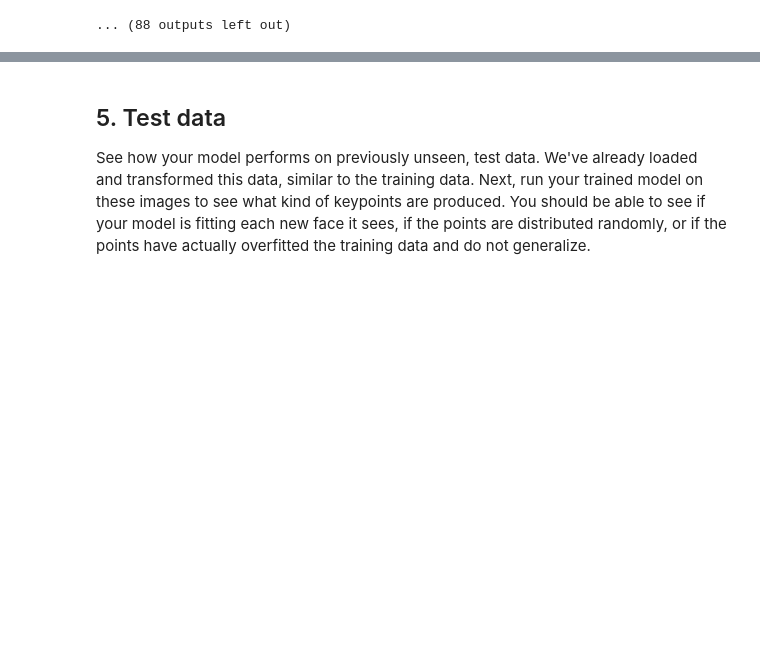
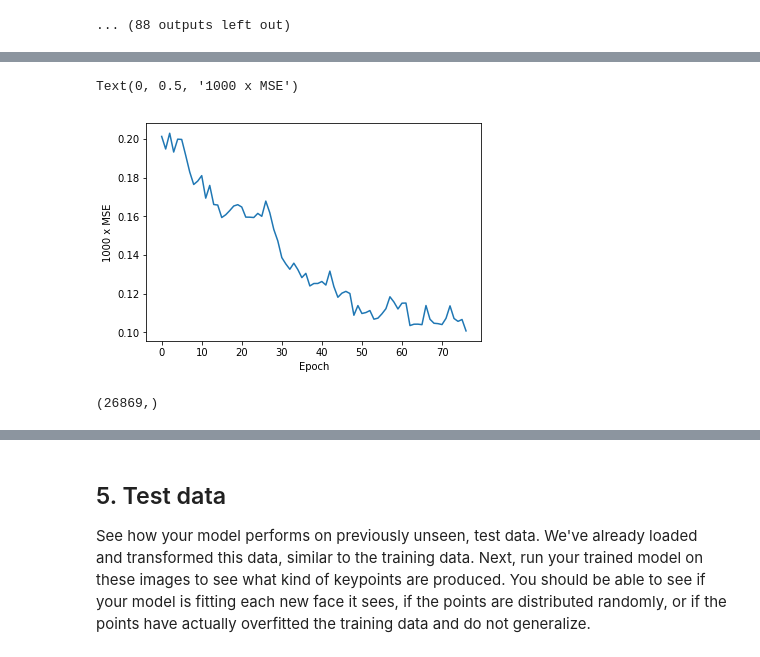
Before and after one commit to lkforward/facelook, a Jupyter notebook: 2_Define_the_Network_Architecture.ipynb, the cells around one changed output, grey strips where cells are left out. Saved outputs shown, nothing was run; the diff lists cells and outputs as text; code cells hidden in the pictures; blank space fills up the shorter version.

```diff
--- a/2_Define_the_Network_Architecture.ipynb
+++ b/2_Define_the_Network_Architecture.ipynb
@@ -619,0 +602,34 @@ def loss_hist_by_epoch(fname_batch_loss, n_total_samples, batch_size):
+# %%
+def loss_per_epoch(fname_batch_loss, n_total_samples, batch_size):
+    loss_per_batch = np.load(fname_batch_loss)
+
+    n_batches_per_epoch = np.ceil(n_total_samples / batch_size).astype(int)
+
+    loss_per_epoch = []
+    i = 0
+    while i < loss_per_batch.shape[0]:
+        if i + n_batches_per_epoch <= loss_per_batch.shape[0]:
+            lossp = np.mean(loss_per_batch[i:i+n_batches_per_epoch])
+            i += n_batches_per_epoch
+        else:
+            lossp = np.mean(loss_per_batch[i:])
+            break
+        loss_per_epoch.append(lossp)
+
+    return loss_per_epoch
+
+fname_batch_loss = '/content/gdrive/My Drive/prj1_keypoints/train_loss_batch10.npy'
+n_total_samples = 3462
+loss_hist = loss_per_epoch(fname_batch_loss, n_total_samples, batch_size=10)
+
+plt.plot(loss_hist)
+plt.xlabel('Epoch')
+plt.ylabel('1000 x MSE')
+# %% [output]
+Text(0, 0.5, '1000 x MSE')
+[figure, added]
+# %%
+loss_per_batch = np.load(fname_batch_loss)
+loss_per_batch.shape
+# %% [output]
+(26869,)
```
Also changed, not shown: parts of 6 cells of this notebook.
